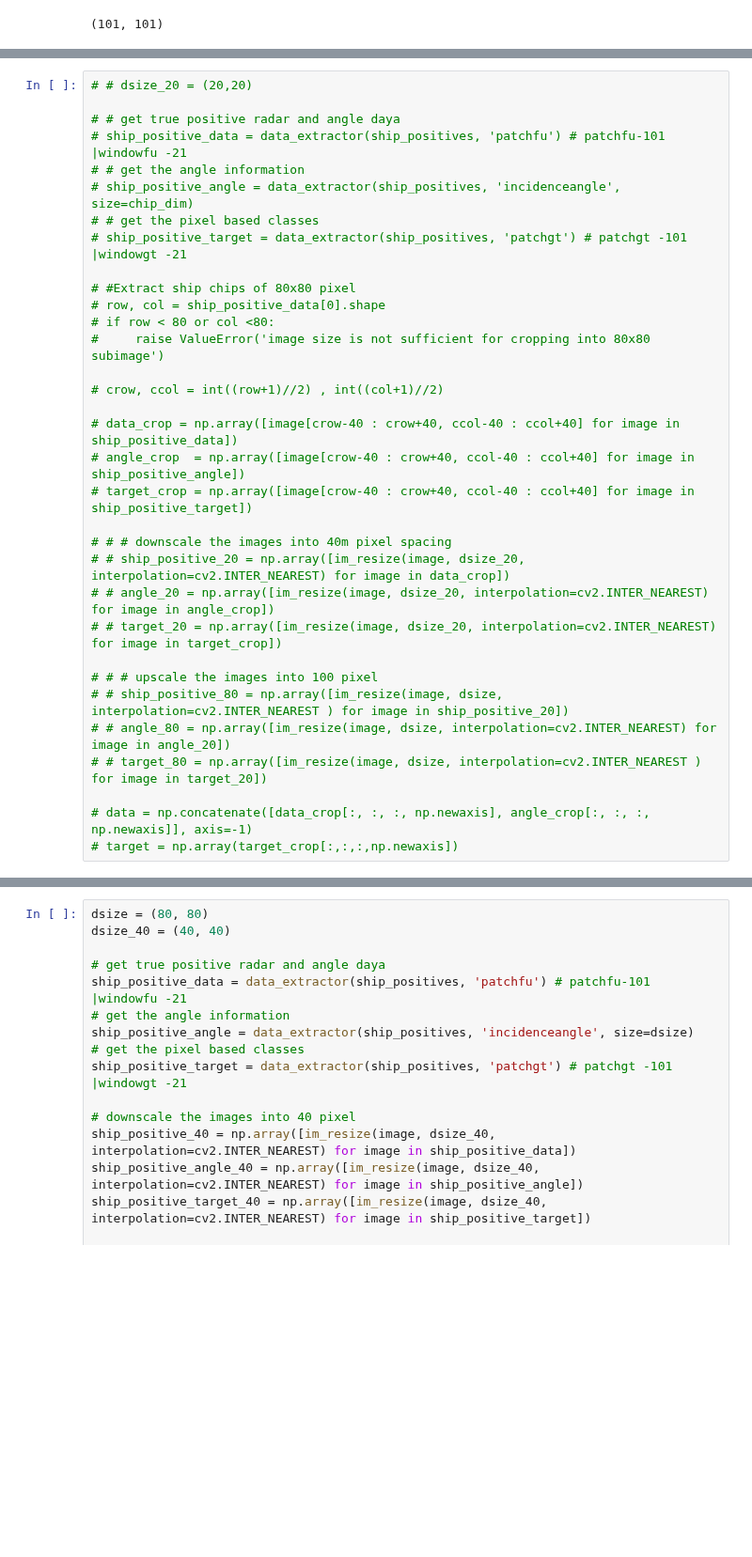
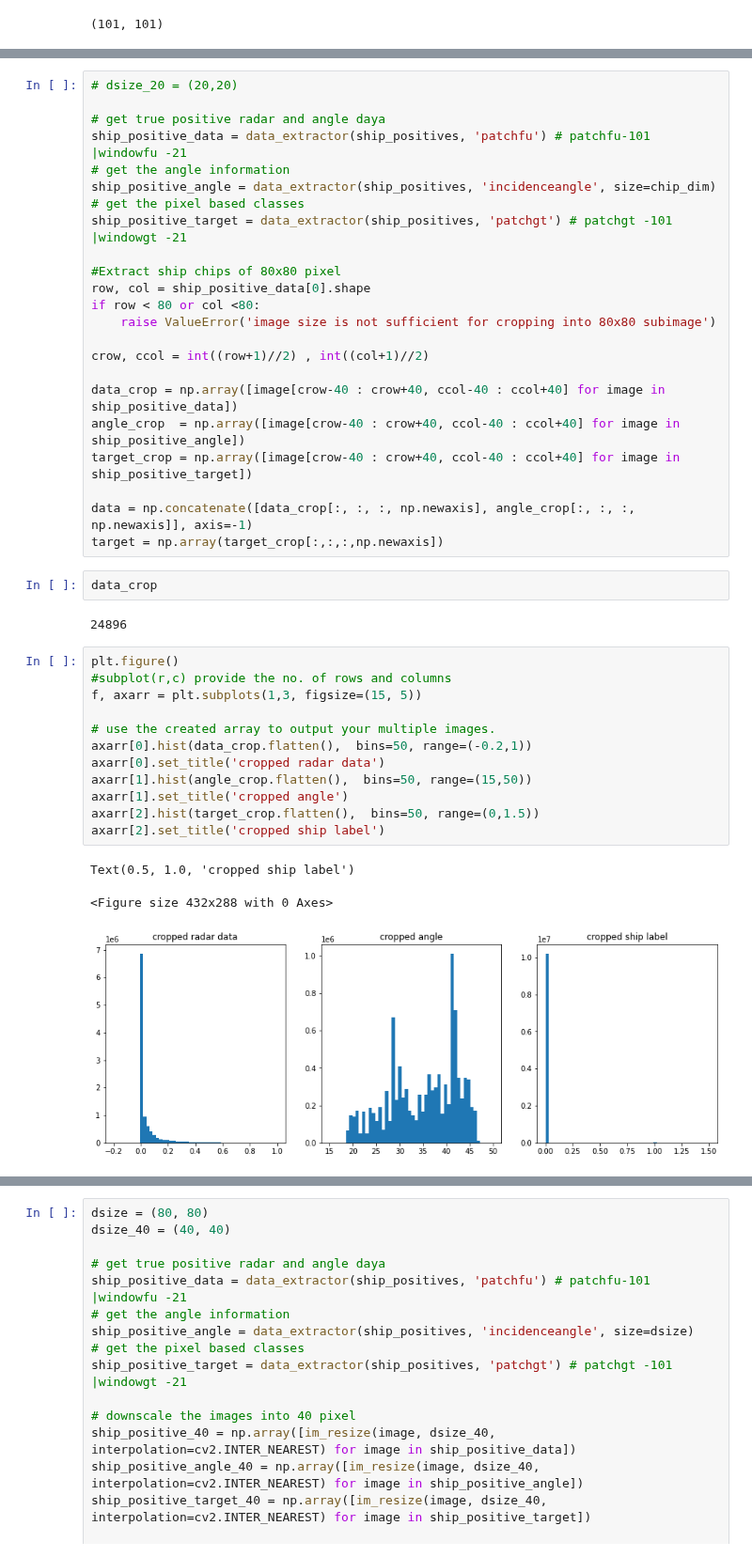
Before and after one commit to armkhudinyan/sar-ship-detect, a Jupyter notebook: scripts/model_notebooks/Dechesne_pixel_wise_ship_detection_Colab.ipynb, the cells around one changed output, grey strips where cells are left out. Shown at 94% size. Cells and saved outputs as stored; diff of their text form; blank space fills up the shorter version.

```diff
--- a/scripts/model_notebooks/Dechesne_pixel_wise_ship_detection_Colab.ipynb
+++ b/scripts/model_notebooks/Dechesne_pixel_wise_ship_detection_Colab.ipynb
@@ -100,33 +104,43 @@ We need to resize the images from chip size to **80x80** in order to matc with t
 # %%
-# # dsize_20 = (20,20)
+# dsize_20 = (20,20)
 
-# # get true positive radar and angle daya
-# ship_positive_data = data_extractor(ship_positives, 'patchfu') # patchfu-101 |windowfu -21
-# # get the angle information
-# ship_positive_angle = data_extractor(ship_positives, 'incidenceangle', size=chip_dim)
-# # get the pixel based classes
-# ship_positive_target = data_extractor(ship_positives, 'patchgt') # patchgt -101 |windowgt -21
+# get true positive radar and angle daya
+ship_positive_data = data_extractor(ship_positives, 'patchfu') # patchfu-101 |windowfu -21
+# get the angle information
+ship_positive_angle = data_extractor(ship_positives, 'incidenceangle', size=chip_dim)
+# get the pixel based classes
+ship_positive_target = data_extractor(ship_positives, 'patchgt') # patchgt -101 |windowgt -21
 
-# #Extract ship chips of 80x80 pixel
-# row, col = ship_positive_data[0].shape
-# if row < 80 or col <80:
-#     raise ValueError('image size is not sufficient for cropping into 80x80 subimage')
+#Extract ship chips of 80x80 pixel
+row, col = ship_positive_data[0].shape
+if row < 80 or col <80:
+    raise ValueError('image size is not sufficient for cropping into 80x80 subimage')
 
-# crow, ccol = int((row+1)//2) , int((col+1)//2)
+crow, ccol = int((row+1)//2) , int((col+1)//2)
 
-# data_crop = np.array([image[crow-40 : crow+40, ccol-40 : ccol+40] for image in ship_positive_data])
-# angle_crop  = np.array([image[crow-40 : crow+40, ccol-40 : ccol+40] for image in ship_positive_angle])
-# target_crop = np.array([image[crow-40 : crow+40, ccol-40 : ccol+40] for image in ship_positive_target])
+data_crop = np.array([image[crow-40 : crow+40, ccol-40 : ccol+40] for image in ship_positive_data])
+angle_crop  = np.array([image[crow-40 : crow+40, ccol-40 : ccol+40] for image in ship_positive_angle])
+target_crop = np.array([image[crow-40 : crow+40, ccol-40 : ccol+40] for image in ship_positive_target])
 
-# # # downscale the images into 40m pixel spacing
-# # ship_positive_20 = np.array([im_resize(image, dsize_20, interpolation=cv2.INTER_NEAREST) for image in data_crop])
-# # angle_20 = np.array([im_resize(image, dsize_20, interpolation=cv2.INTER_NEAREST) for image in angle_crop])
-# # target_20 = np.array([im_resize(image, dsize_20, interpolation=cv2.INTER_NEAREST) for image in target_crop])
-
-# # # upscale the images into 100 pixel
-# # ship_positive_80 = np.array([im_resize(image, dsize, interpolation=cv2.INTER_NEAREST ) for image in ship_positive_20])
-# # angle_80 = np.array([im_resize(image, dsize, interpolation=cv2.INTER_NEAREST) for image in angle_20])
-# # target_80 = np.array([im_resize(image, dsize, interpolation=cv2.INTER_NEAREST ) for image in target_20])
-
-# data = np.concatenate([data_crop[:, :, :, np.newaxis], angle_crop[:, :, :, np.newaxis]], axis=-1)
-# target = np.array(target_crop[:,:,:,np.newaxis])
+data = np.concatenate([data_crop[:, :, :, np.newaxis], angle_crop[:, :, :, np.newaxis]], axis=-1)
+target = np.array(target_crop[:,:,:,np.newaxis])
+# %%
+data_crop
+# %% [output]
+24896
+# %%
+plt.figure()
+#subplot(r,c) provide the no. of rows and columns
+f, axarr = plt.subplots(1,3, figsize=(15, 5))
+
+# use the created array to output your multiple images.
+axarr[0].hist(data_crop.flatten(),  bins=50, range=(-0.2,1))
+axarr[0].set_title('cropped radar data')
+axarr[1].hist(angle_crop.flatten(),  bins=50, range=(15,50))
+axarr[1].set_title('cropped angle')
+axarr[2].hist(target_crop.flatten(),  bins=50, range=(0,1.5))
+axarr[2].set_title('cropped ship label')
+# %% [output]
+Text(0.5, 1.0, 'cropped ship label')
+<Figure size 432x288 with 0 Axes>
+[figure, added]
```
Also changed, not shown: parts of 20 cells of this notebook, 1 other file.
